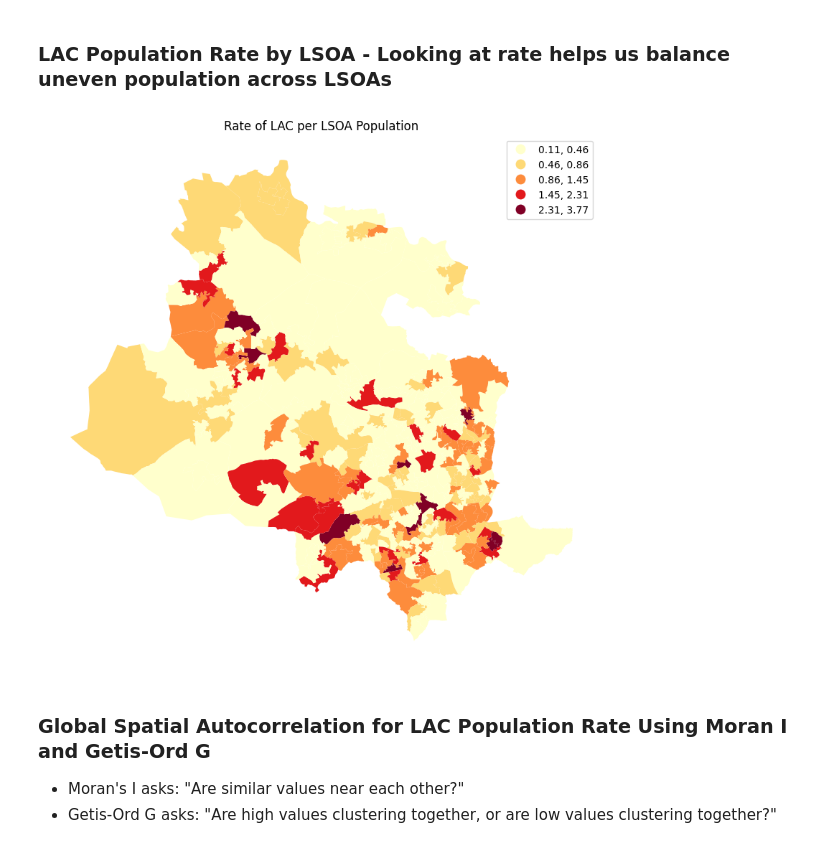
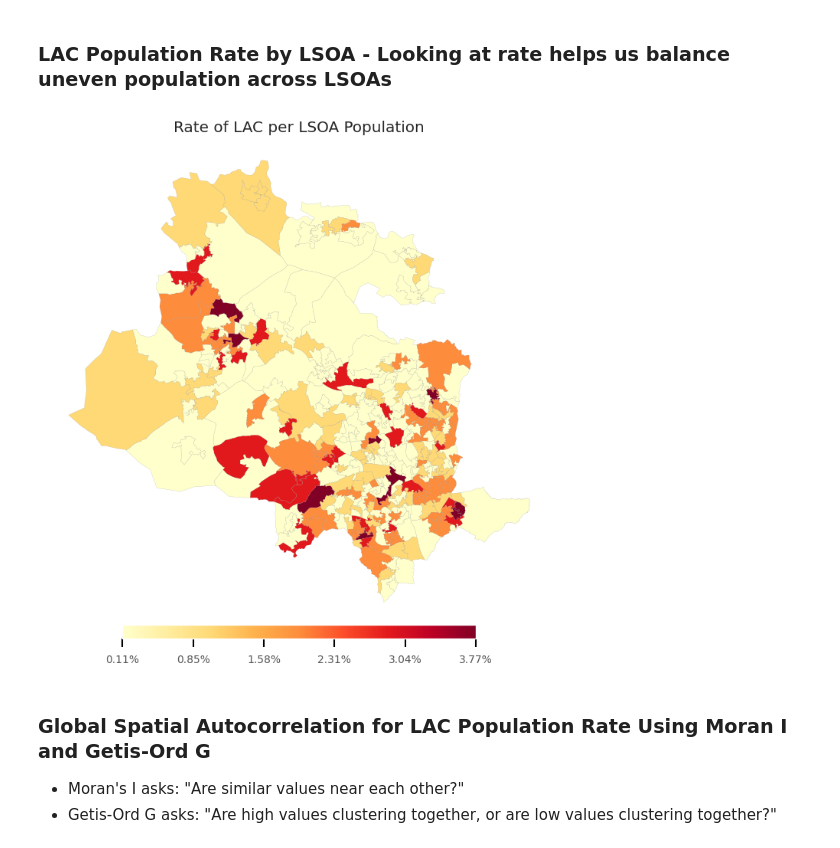
Before and after one commit to ConnectedBradford/CB_2649, a Jupyter notebook: notebooks/lac_lsoa_analysis.ipynb, the cells around one changed output. Cells and saved outputs as stored; diff of their text form; code cells hidden in the pictures.

```diff
--- a/notebooks/lac_lsoa_analysis.ipynb
+++ b/notebooks/lac_lsoa_analysis.ipynb
@@ -36,7 +36,7 @@ from data_cleaning import gender_mapping
 import warnings
 warnings.filterwarnings('ignore')
 
-plt.style.use('tableau-colorblind10')
+plt.style.use('ggplot')
 color='#702A7D'
 # %%
 os.environ["GOOGLE_APPLICATION_CREDENTIALS"] = "/home/jupyter/.config/gcloud/application_default_credentials.json"
@@ -357,33 +357,61 @@ plt.show()
 # %%
 # Merge with population data
 children_population = children_per_lsoa.merge(
     population_data[['LSOA 2021 Code', 'TotalPop']],
     left_on='lsoa21cd',
     right_on='LSOA 2021 Code',
     how='left'
 ).drop(columns='LSOA 2021 Code')
 
 # Calculate children proportion
 children_population['children_per_total_pop'] = (
     children_population['children_count'] /
     children_population['TotalPop']) * 100
+
 # Create a figure
 fig, ax = plt.subplots(figsize=(8, 8))
-# Plot the LAC rate
-children_population.plot(
+
+# Plot the LAC rate with fixes
+plot = children_population.plot(
     ax=ax,
     column='children_per_total_pop',
     scheme='NaturalBreaks',
     cmap='YlOrRd',
-    legend=True
+    edgecolor='grey',
+    linewidth=0.1,  # Thinner edge lines
+    legend=False    # We'll create a custom colorbar instead
 )
+
+# Get the min and max values for the colorbar
+vmin = children_population['children_per_total_pop'].min()
+vmax = children_population['children_per_total_pop'].max()
+
+# Create a ScalarMappable for the colorbar
+norm = plt.Normalize(vmin=vmin, vmax=vmax)
+sm = plt.cm.ScalarMappable(cmap='YlOrRd', norm=norm)
+sm.set_array([])
+
+# Add a horizontal colorbar at the bottom
+cbar = fig.colorbar(sm, ax=ax,
+                   orientation='horizontal',
+                   pad=0.0005,  # Space between map and colorbar
+                   shrink=0.6,
+                   aspect=25)   # Make the colorbar thinner
+
+# Customize the colorbar ticks
+# You can adjust the number of ticks as needed
+ticks = np.linspace(vmin, vmax, 6)  # 6 ticks including min and max
+cbar.set_ticks(ticks)
+cbar.set_ticklabels([f"{tick:.2f}%" for tick in ticks])
+cbar.ax.tick_params(size=8, width=1.5, direction='out', color='black')
+
 ax.set_axis_off()
 ax.set_title('Rate of LAC per LSOA Population')
 plt.tight_layout()
-plt.savefig("../figs/LAC_intervention_rate_map.png", dpi=300)
+plt.savefig(f'..LAC_intervention_rate_map.png', dpi=300)
 plt.show()
 # %% [output]
-[figure, old version]
+[figure, new version]
 # %% [markdown]
 ### Global Spatial Autocorrelation for LAC Population Rate Using Moran I and Getis-Ord G
 * Moran's I asks: "Are similar values near each other?"
```
Also changed, not shown: parts of 26 cells of this notebook, 4 other files.
